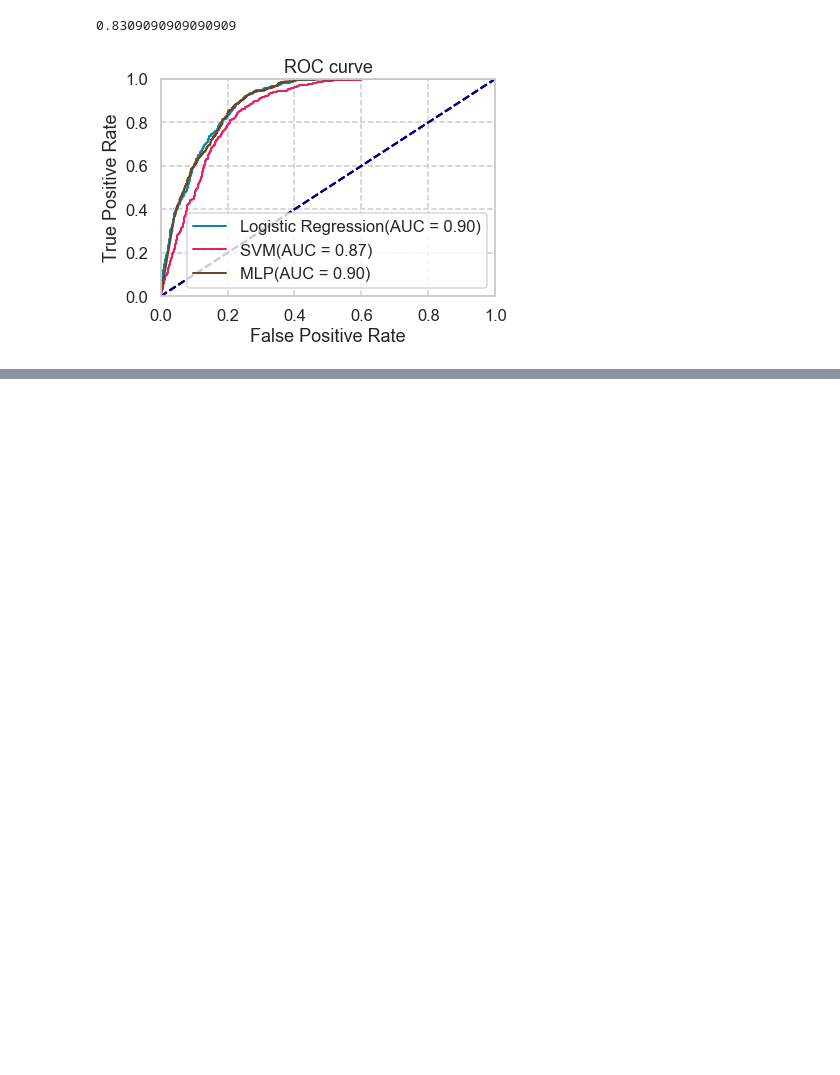
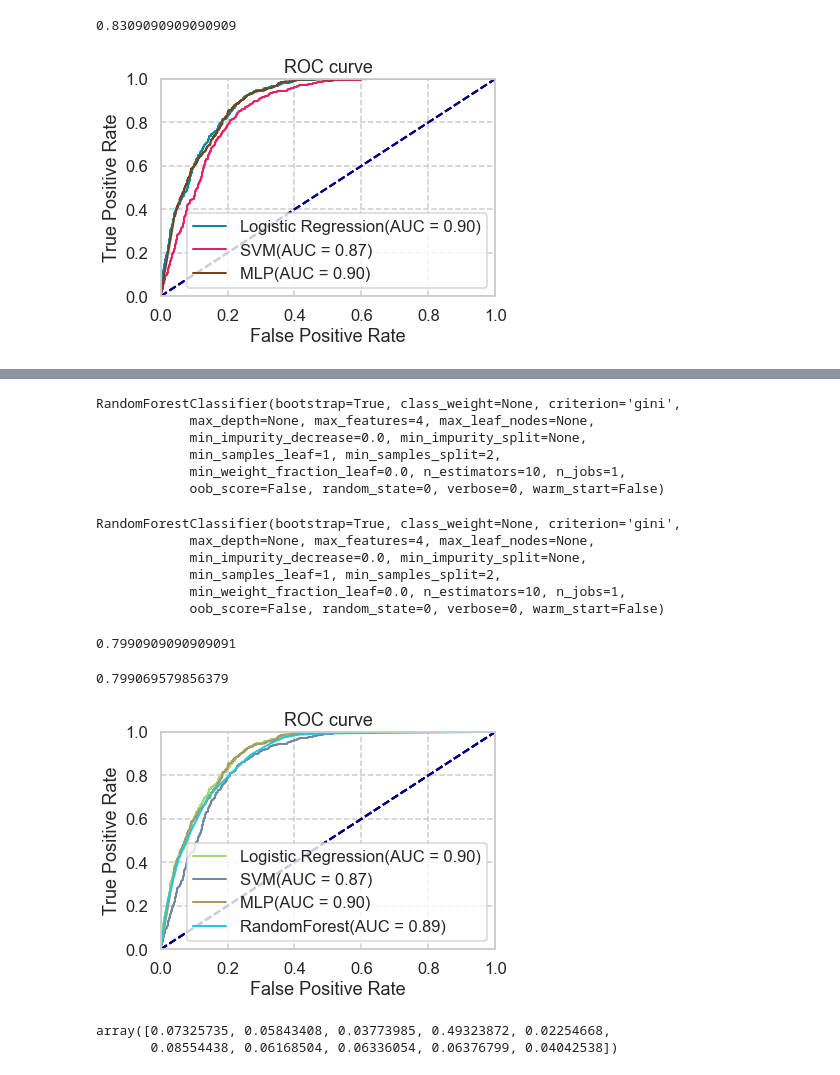
Before and after one commit to ywchiu/ctbcpy, a Jupyter notebook: Demo20190603.ipynb, the cells around one changed output, grey strips where cells are left out. Drawn from its saved outputs; the diff is of its cells as text; code cells hidden in the pictures; blank space fills up the shorter version.

```diff
--- a/Demo20190603.ipynb
+++ b/Demo20190603.ipynb
@@ -849,0 +863,4 @@ plt.show()
+# %%
+maxFeatures = range(1,data_clean.shape[1]-1)
+param_dist = dict(max_features=maxFeatures)
+maxFeatures
@@ -849,0 +869,6 @@ plt.show()
+# %%
+from sklearn.grid_search import RandomizedSearchCV
+rand = RandomizedSearchCV(rf, param_dist, cv=10, scoring='accuracy', n_iter=len(maxFeatures), random_state=10)
+X=data_clean.iloc[:,:-1].values
+y=data_clean.iloc[:,-1].values
+rand.fit(X,y)
@@ -849,0 +887,47 @@ plt.show()
+# %%
+mean_scores = [result.mean_validation_score for result in rand.grid_scores_]
+print(rand.best_estimator_)
+# %% [output]
+RandomForestClassifier(bootstrap=True, class_weight=None, criterion='gini',
+            max_depth=None, max_features=4, max_leaf_nodes=None,
+            min_impurity_decrease=0.0, min_impurity_split=None,
+            min_samples_leaf=1, min_samples_split=2,
+            min_weight_fraction_leaf=0.0, n_estimators=10, n_jobs=1,
+            oob_score=False, random_state=0, verbose=0, warm_start=False)
+# %%
+from sklearn.metrics import accuracy_score
+randomForest = RandomForestClassifier(bootstrap=True,criterion = "gini",max_features=rand.best_estimator_.max_features,random_state=0 )
+randomForest.fit(X_train,y_train)
+# %% [output]
+RandomForestClassifier(bootstrap=True, class_weight=None, criterion='gini',
+            max_depth=None, max_features=4, max_leaf_nodes=None,
+            min_impurity_decrease=0.0, min_impurity_split=None,
+            min_samples_leaf=1, min_samples_split=2,
+            min_weight_fraction_leaf=0.0, n_estimators=10, n_jobs=1,
+            oob_score=False, random_state=0, verbose=0, warm_start=False)
+# %%
+rfPredict = randomForest.predict(X_test)
+rfAccuracy = accuracy_score(y_test,rfPredict)
+print(rfAccuracy)
+# %% [output]
+0.7990909090909091
+# %%
+rfPredictproba = randomForest.predict_proba(X_test)[:,1]
+roc_score = metrics.roc_auc_score(y_test,rfPredict)
+# %%
+roc_score
+# %% [output]
+0.799069579856379
+# %%
+plotAUC(y_test,LR_Predict,'Logistic Regression')
+plotAUC(y_test,predictproba_svm, 'SVM')
+plotAUC(y_test,predictproba_NN,'MLP')
+plotAUC(y_test,rfPredictproba,'RandomForest')
+plt.show()
+# %% [output]
+[figure, added]
+# %%
+randomForest.feature_importances_
+# %% [output]
+array([0.07325735, 0.05843408, 0.03773985, 0.49323872, 0.02254668,
+       0.08554438, 0.06168504, 0.06336054, 0.06376799, 0.04042538])
```
Also changed, not shown: parts of 6 cells of this notebook.
